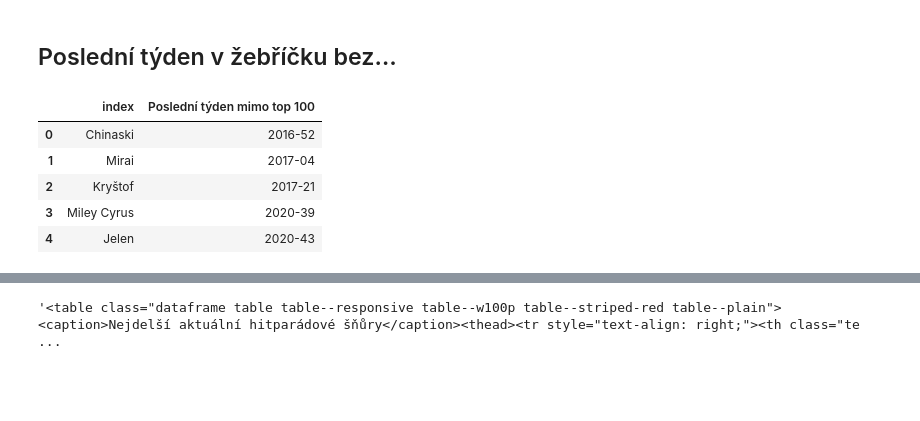
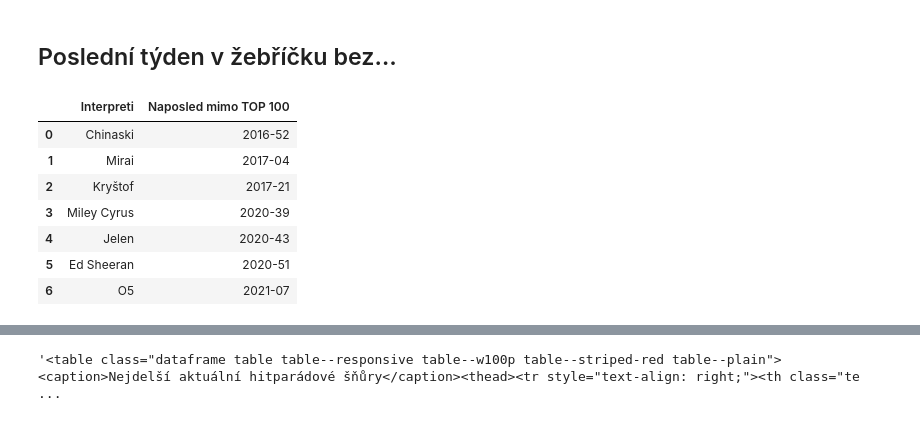
Before and after one commit to DataRozhlas/hitparady, a Jupyter notebook: 905 závěrečný díl seriálu.ipynb, the cells around one changed output, grey strips where cells are left out. Cells and saved outputs as stored; diff of their text form; code cells hidden in the pictures; blank space fills up the shorter version.

```diff
--- a/905 závěrečný díl seriálu.ipynb
+++ b/905 závěrečný díl seriálu.ipynb
@@ -34,11 +34,15 @@ doms = {}
 for x in dominatori:
     doms[x] = kdynaposledne(x)
 # %%
-pd.DataFrame(pd.Series(doms).sort_values().head(5)).reset_index().rename(columns = {0 : 'Poslední týden mimo top 100'})
+jak_dlouho_jiz = pd.DataFrame(pd.Series(doms).sort_values().head(7)).reset_index().rename(columns = {0 : 'Naposled mimo TOP 100', 'index': 'Interpreti'})
-# %% [output]
-|  | index | Poslední týden mimo top 100 |
-| 0 | Chinaski | 2016-52 |
-| 1 | Mirai | 2017-04 |
-| 2 | Kryštof | 2017-21 |
-| 3 | Miley Cyrus | 2020-39 |
-| 4 | Jelen | 2020-43 |
+# %%
+jak_dlouho_jiz
+# %% [output]
+|  | Interpreti | Naposled mimo TOP 100 |
+| 0 | Chinaski | 2016-52 |
+| 1 | Mirai | 2017-04 |
+| 2 | Kryštof | 2017-21 |
+| 3 | Miley Cyrus | 2020-39 |
+| 4 | Jelen | 2020-43 |
+| 5 | Ed Sheeran | 2020-51 |
+| 6 | O5 | 2021-07 |
```
Also changed, not shown: parts of 40 cells of this notebook, 4 other files.
